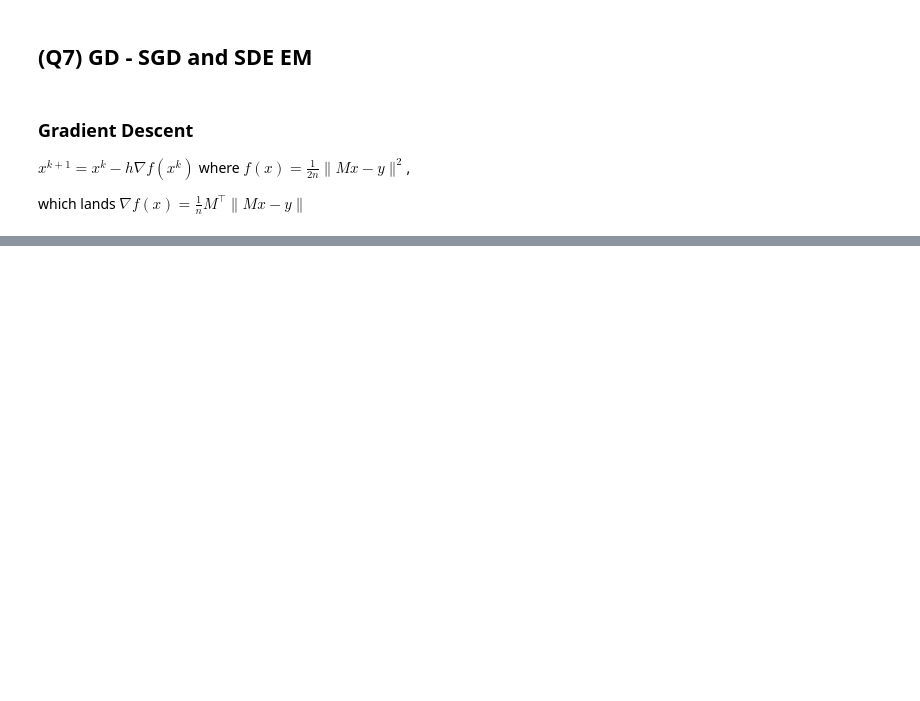
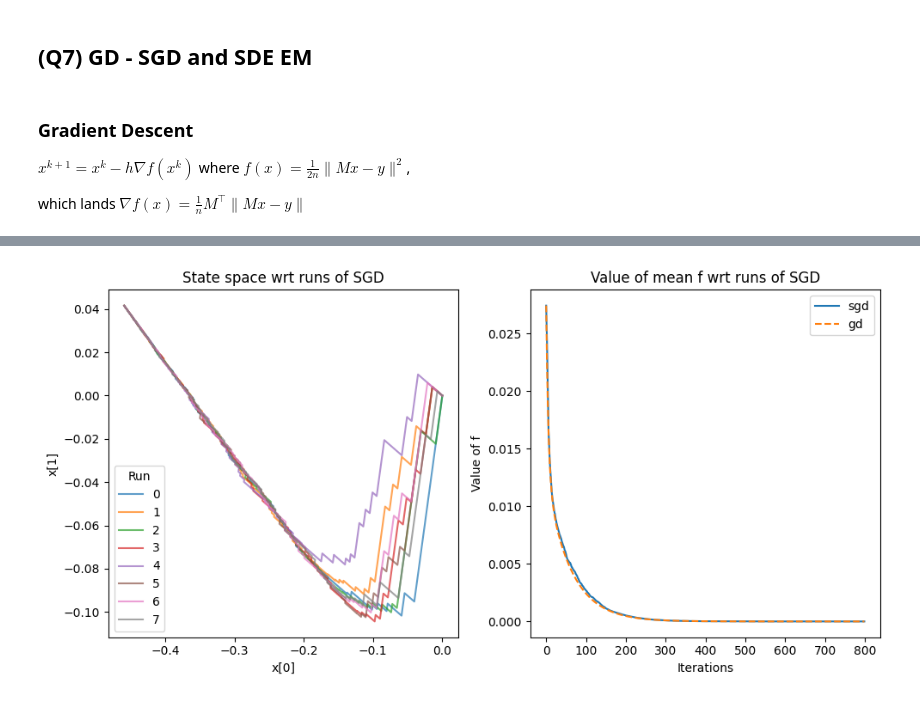
Before and after one commit to evandieren/NumericalIntegSDEs, a Jupyter notebook: Modeling Stochastic Gradient Descent with SDEs.ipynb, the cells around one changed output, grey strips where cells are left out. Saved outputs shown, nothing was run; the diff lists cells and outputs as text; code cells hidden in the pictures; blank space fills up the shorter version.

```diff
--- a/Modeling Stochastic Gradient Descent with SDEs.ipynb
+++ b/Modeling Stochastic Gradient Descent with SDEs.ipynb
@@ -62,0 +63,38 @@ plt.show()
+# %%
+L = 8
+
+def sgd(f,h,K,M,y,x_0):
+    x_sgd = np.zeros((K,2))
+    x_sgd[0] = x_0
+    f_sgd = np.zeros(K)
+    f_sgd[0] = f(M,x_0,y)
+    idx_grads = np.random.randint(low=0,high=n,size=K)
+    for t in range(1,K):
+        x_sgd[t,:] = x_sgd[t-1,:] - h*M[idx_grads[t],:]*(M[idx_grads[t],:]@x_sgd[t-1,:]-y[idx_grads[t]])
+        f_sgd[t] = f(M,x_sgd[t,:],y)
+    return [x_sgd,f_sgd]
+# %%
+idx = 3
+fig, ax = plt.subplots(1,2,figsize=(10,5))
+f_tot = np.zeros(K[idx])
+for l in range(L):
+    x_sgd,f_sgd = sgd(f,h[idx],K[idx],M,y,x_0)
+    f_tot += f_sgd
+    # x plots
+    ax[0].plot(x_sgd[:,0],x_sgd[:,1],label=str(l),alpha=0.7)
+    ax[0].set_title("State space wrt runs of SGD")
+    ax[0].set_xlabel("x[0]")
+    ax[0].set_ylabel("x[1]")
+    ax[0].legend(title="Run")
+# f plots
+f_tot /= L
+ax[1].plot(f_tot,label="sgd")
+ax[1].plot(f_gd,label="gd",ls="--")
+ax[1].set_title("Value of mean f wrt runs of SGD")
+ax[1].set_xlabel("Iterations")
+ax[1].set_ylabel("Value of f")
+ax[1].legend()
+plt.tight_layout()
+plt.show()
+# %% [output]
+[figure, added]
```
Also changed, not shown: parts of 6 cells of this notebook.
